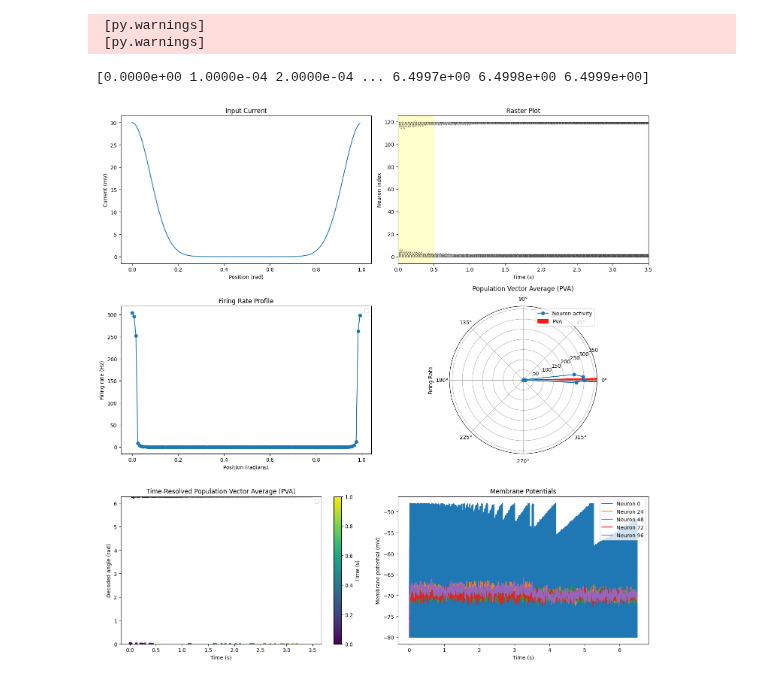
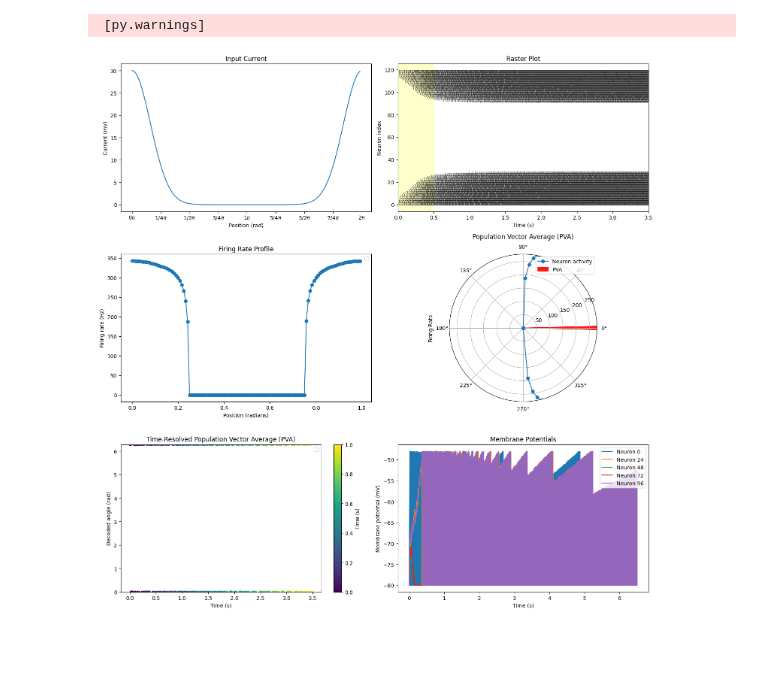
Before and after one commit to BernardMaacaron/JointAttractorNets, a Jupyter notebook: model.ipynb, the cells around one changed output. Saved outputs shown, nothing was run; the diff lists cells and outputs as text; code cells hidden in the pictures; blank space fills up the shorter version.

Commit message:
Implemented Cosine Profile as well as the widget version of it

```diff
--- a/model.ipynb
+++ b/model.ipynb
@@ -43,13 +43,17 @@ sigma_inh = 0.25
 g_exc = 1.0*mV
 g_inh = -0.475*mV
 
+# Connectivity parameters - Cosine
+g_cosine = 0.1*mV
+
 ringAttractor = RingAttractor(neuron_eq,
                  num_neurons,
                  Vth, V_reset, refractory_period,
                  # Choose connectivity profile: 'mexican_hat', 'gaussian', or 'cosine'
-                 syn_profile='mexican_hat',
+                 syn_profile='cosine',
                  autapse=True,
-                 sigma_exc=sigma_exc, sigma_inh=sigma_inh, g_exc=g_exc, g_inh=g_inh) # Connectivity parameters for Mexican hat
+                 g_cosine = g_cosine, # Cosine connectivity parameter
+                 sigma_exc=sigma_exc, sigma_inh=sigma_inh, g_exc=g_exc, g_inh=g_inh) # Connectivity parameters - Mexican hat
 
 ringAttractor.ring_pool.I_ext = I_ext_array
 
@@ -78,6 +82,9 @@ net.run(sim_duration)
 ringAttractor.ring_pool.I_ext = I_ext_array * 0
 net.run(input_off)
 # %%
+from matplotlib.ticker import FuncFormatter
+from sympy import Rational
+
 #+---------------------------------------------------------------------------+
 #|                           Plotting the Results                            |
 #+---------------------------------------------------------------------------+
@@ -87,38 +94,47 @@ fig = plt.figure(figsize=(15, 15))
 
 # 1. Input Current Plot
 ax1 = fig.add_subplot(3, 2, 1)
-ax1.plot(positions/(2*pi), I_ext_array/mV)
+ax1.plot(positions/pi, I_ext_array/mV)
+# Define the formatter function
+def pi_formatter(x, pos):
+    # Convert the value to a fraction of pi
+    frac = Rational(x).limit_denominator(10)  # Limit denominator to avoid too large fractions
+    if frac == 0:
+        return r"$0$"
+    elif frac == 2:
+        return r"$2\pi$"
+    else:
+        return r"${}\pi$".format(frac)
+
+# Set the custom formatter for the x-axis
+ax1.xaxis.set_major_formatter(FuncFormatter(pi_formatter))
 ax1.set_title('Input Current')
 ax1.set_xlabel('Position (rad)')
 ax1.set_ylabel('Current (mV)')
 
 # 2. Raster Plot
 ax2 = fig.add_subplot(3, 2, 2)
 raster_plot(spikemon, ax=ax2, stim_periods=(0*second, input_on),
             stim_display_method='highlight', duration=sim_duration)
 
 # 3. Firing Rate Profile Plot
 ax3 = fig.add_subplot(3, 2, 3)
 firing_rate, _ = firing_rate_profile(spikemon, positions/(2*pi), sim_duration, ax=ax3)
 
 # 4. Polar Plot of the Population Vector Average (PVA)
 ax4 = fig.add_subplot(3, 2, 4, projection='polar')
 polar_plot_PVA(firing_rate, positions, scale=1.2, ax=ax4)
 
 # 5. Time-Resolved PVA Plot
 ax5 = fig.add_subplot(3, 2, 5)
 _, _ = time_resolved_PVA(spikemon, positions, sim_duration, num_neurons, ax=ax5, color_windows=True)
 
 # 6. Membrane potential traces
 ax6 = fig.add_subplot(3, 2, 6)
 membrane_potential_traces(statemon, sim_duration, ax=ax6)
 
-print(statemon.t/second)
-
 plt.tight_layout()
 plt.show()
 # %% [output]
  [py.warnings]
- [py.warnings]
-[0.0000e+00 1.0000e-04 2.0000e-04 ... 6.4997e+00 6.4998e+00 6.4999e+00]
-[figure, old version]
+[figure, new version]
```
Also changed, not shown: 3 other files.
